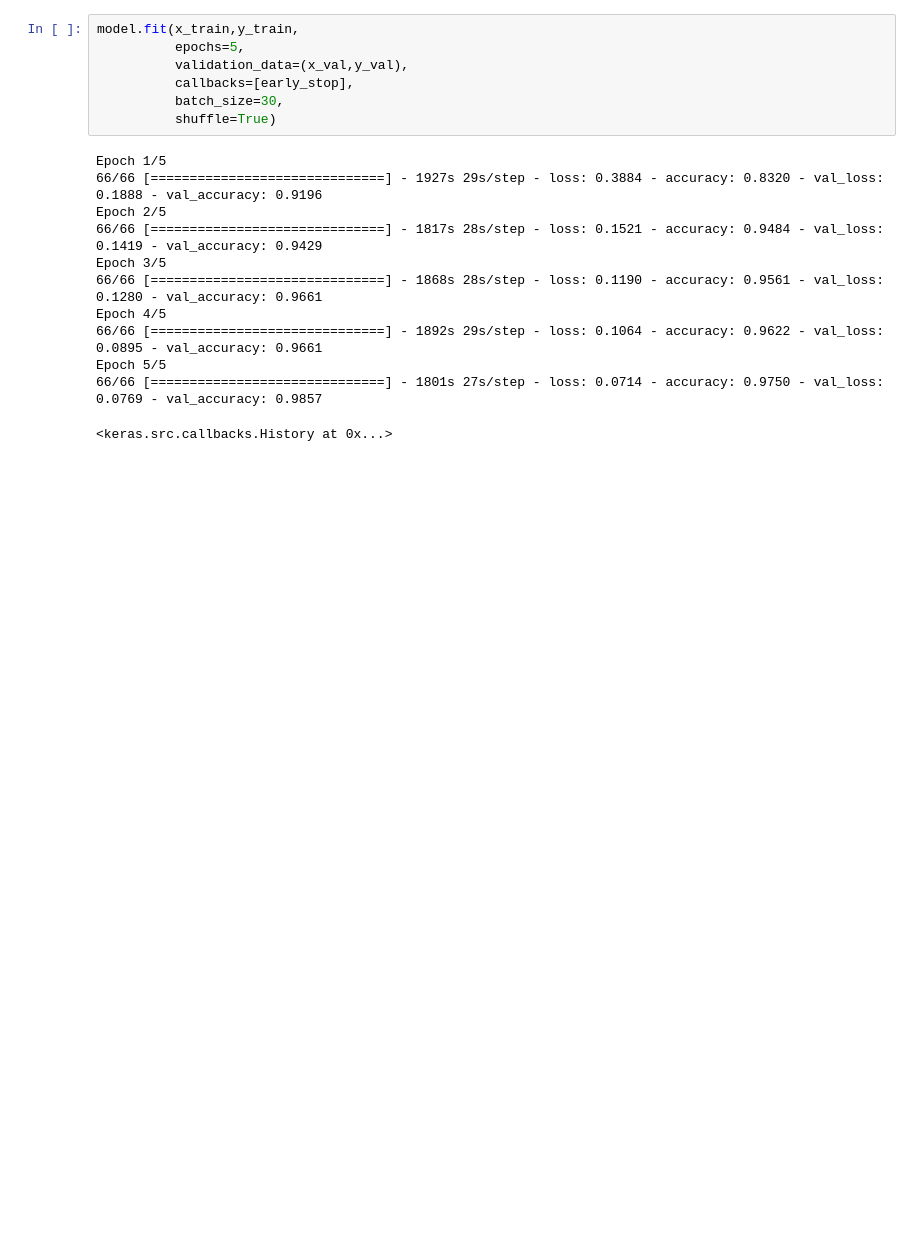
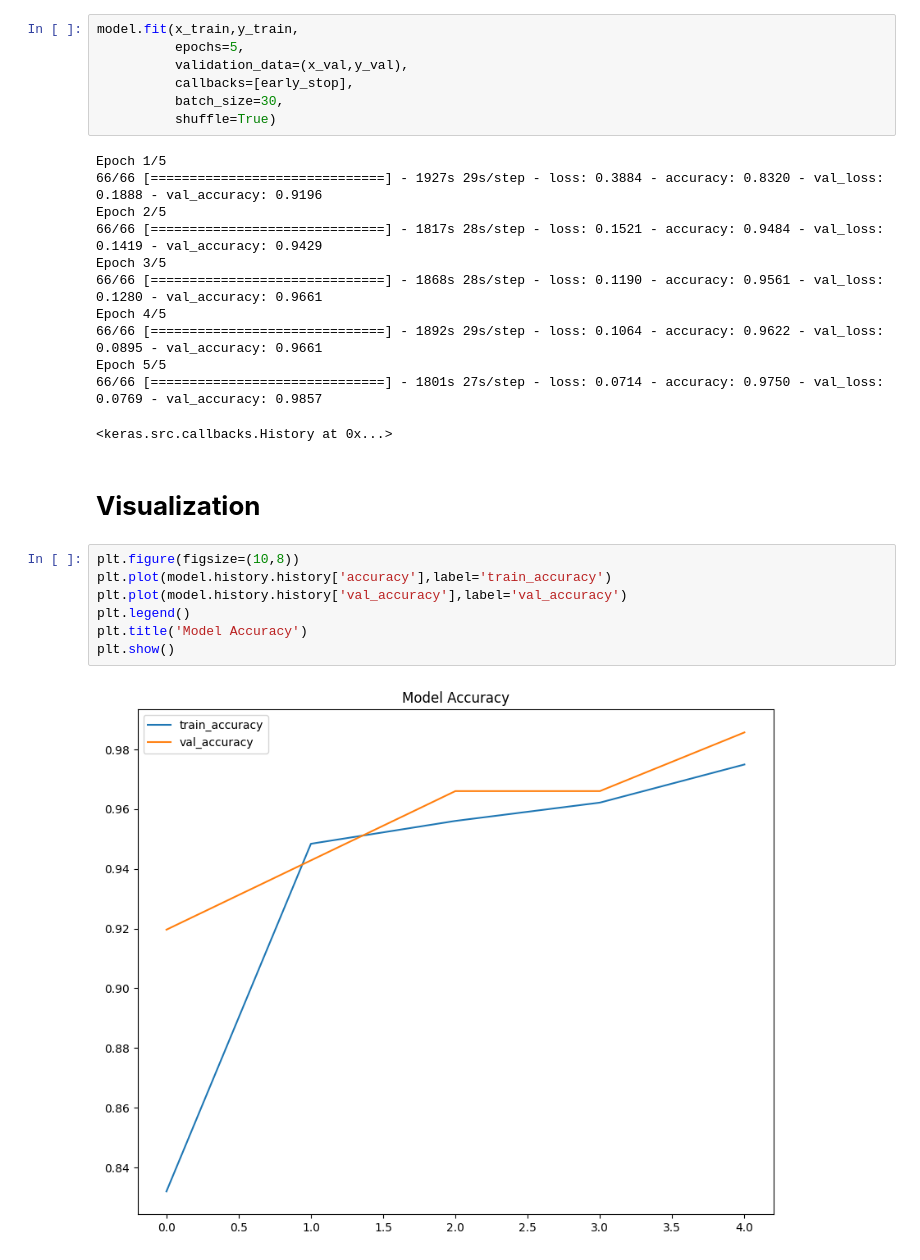
Before and after one commit to mokshmahajan2004/VGG19_Deep-Learning, a Jupyter notebook: VGG19.ipynb, the cells around one changed output. Drawn from its saved outputs; the diff is of its cells as text; blank space fills up the shorter version.

Commit message:
Completed Training and Plotting

```diff
--- a/VGG19.ipynb
+++ b/VGG19.ipynb
@@ -180,3 +180,14 @@ Epoch 4/5
 Epoch 5/5
 66/66 [==============================] - 1801s 27s/step - loss: 0.0714 - accuracy: 0.9750 - val_loss: 0.0769 - val_accuracy: 0.9857
 <keras.src.callbacks.History at 0x...>
+# %% [markdown]
+# **Visualization**
+# %%
+plt.figure(figsize=(10,8))
+plt.plot(model.history.history['accuracy'],label='train_accuracy')
+plt.plot(model.history.history['val_accuracy'],label='val_accuracy')
+plt.legend()
+plt.title('Model Accuracy')
+plt.show()
+# %% [output]
+[figure, added]
```
Also changed, not shown: parts of 13 cells of this notebook.
